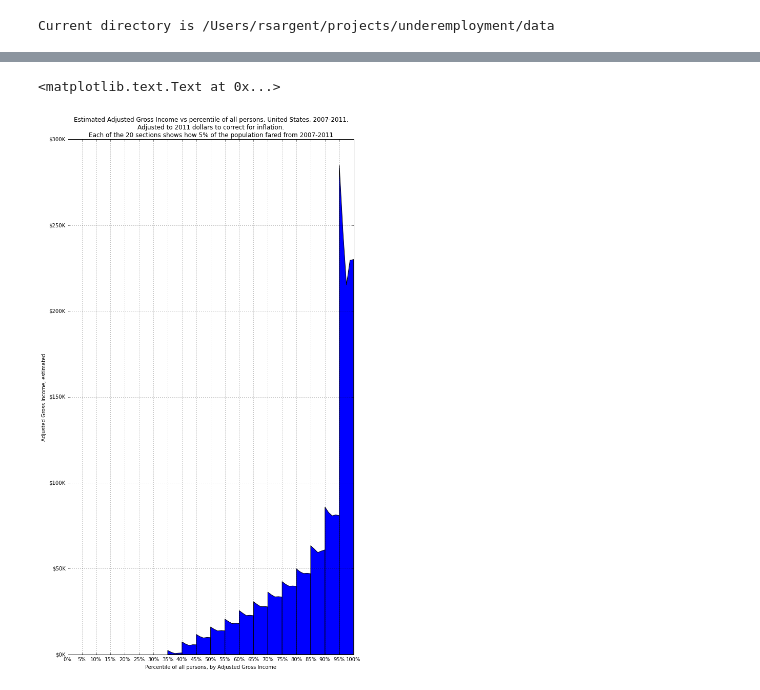
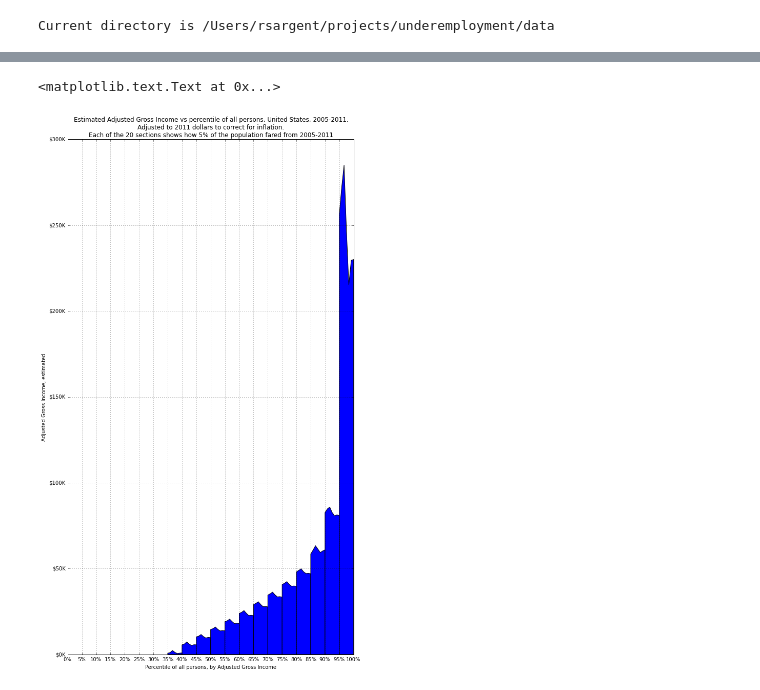
Before and after one commit to CMU-CREATE-Lab/underemployment, a Jupyter notebook: IRS Income Histogram.ipynb, the cells around one changed output, grey strips where cells are left out. Drawn from its saved outputs; the diff is of its cells as text; code cells hidden in the pictures.

Commit message:
Expanded years to 2005-2011

```diff
--- a/IRS Income Histogram.ipynb
+++ b/IRS Income Histogram.ipynb
@@ -96,19 +96,21 @@ def find_first(sheet, pattern, range=RCRange.all()):
     locations = [rc for rc in range.enumerate(sheet)  if re.match(pattern, unicode(sheet.cell_value(rc.r,rc.c)))]
     if len(locations) == 0:
         raise "In find_first, failed to find %s" % (len(locations), pattern)
-    return locations[0]
+    location = locations[0]
+    print "%s: found %s" % (location, pattern)
+    return location
 # %%
 from scipy.integrate import quad
 from scipy import interpolate
 
 def fetch_number_of_returns_vs_agi(sheet, bins, category):
     counts_header = find_first(sheet, category).down()
-    if not re.match("Number\sof\sreturns", counts_header.cell_value(sheet)):
-        raise "Couldn't find expected column"
+    #if not re.match("Number\sof\sreturns", counts_header.cell_value(sheet)):
+    #    raise "Couldn't find expected column"
     counts = RCRange(RC(bins.min.r, counts_header.c), RC(bins.max.r, counts_header.c)).cell_values(sheet)
     agis_header = counts_header.right()
-    if not re.match("Adjusted\sgross\sincome", agis_header.cell_value(sheet)):
-        raise "Couldn't find expected column"
+    #if not re.match("Adjusted\sgross\sincome", agis_header.cell_value(sheet)):
+    #    raise "Couldn't find expected column"
     agis = map(lambda x: x*1000, RCRange(RC(bins.min.r, agis_header.c), RC(bins.max.r, agis_header.c)).cell_values(sheet))
     thresholds = map(lambda x: float((["0"] + re.findall('[\d,]+', x))[-1].replace(',', '')), bins.cell_values(sheet))
     thresholds[-1] = nan
@@ -170,11 +172,18 @@ report_urls = {
 # Inflation, from CPI, http://data.bls.gov/cgi-bin/cpicalc.pl
 # TODO: use BLS API to fetch this
 dollars_2011 = {
+                 2000: 1.3063,
+                 2001: 1.2701,
+                 2002: 1.2504,
+                 2003: 1.2225,
+                 2004: 1.1908,
+                 2005: 1.1518,
+                 2006: 1.1158,
+                 2007: 1.0849,
+                 2008: 1.0448,
+                 2009: 1.0485,
+                 2010: 1.0316,
                  2011: 1,
-                 2010: 1.0316,
-                 2009: 1.0485,
-                 2008: 1.0448,
-                 2007: 1.0849
                }
 
 # From http://www.census.gov/popest/data/national/totals/2013/index.html
@@ -204,7 +213,7 @@ def compute_tax_year(year):
     yearv1 = {
               'married_joint':    fetch_number_of_returns_vs_agi(sheet, bins, 'Returns of married persons filing jointly'),
               'married_separate': fetch_number_of_returns_vs_agi(sheet, bins, 'Returns of married persons filing separately'),
-              'head_household':   fetch_number_of_returns_vs_agi(sheet, bins, 'Returns of heads of households'),
+              'head_household':   fetch_number_of_returns_vs_agi(sheet, bins, 'Returns of head(|s) of households'),
               'surviving_spouse': fetch_number_of_returns_vs_agi(sheet, bins, 'Returns of surviving spouses'),
               'single':           fetch_number_of_returns_vs_agi(sheet, bins, 'Returns of single persons')
               }
@@ -262,0 +259,6 @@ agis[2011] = compute_tax_year(2011)
+# %%
+agis = {}
+start_year = 2005
+end_year = 2011
+for year in range(start_year, end_year + 1):
+    agis[year] = compute_tax_year(year)
@@ -263,31 +283,32 @@ agis[2011] = compute_tax_year(2011)
 # %%
-# Generate a plot with 20 sparklines showing how each 5% of the population fared from 2007 to 2011
+# Generate a plot with 20 sparklines showing how each 5% of the population fared from 2005 to 2011
 
 p = subplot()
 p.xaxis.set_major_formatter(FuncFormatter(lambda x, pos: '%d%%' % x))
 p.yaxis.set_major_formatter(FuncFormatter(lambda x, pos: '$%dK' % (x / 1e3) if x < 1e6 else '$%dM' % (x / 1e6)))
 x = []
 y = []
 
 years = sort(agis.keys())
 nyears = len(years)
 npercentiles = len(agis.values()[0])
 
 for percentile in range(0, npercentiles):
     for yi in range(0, nyears):
         x.append((100.0 / npercentiles) * (percentile + float(yi) / (nyears - 1)))
         y.append(agis[years[yi]][percentile])
     x.append(NaN)
     y.append(NaN)
 #p.plot(x, y)
 p.fill_between(x, 0, y)
 p.set_xticks(range(0, 101, 5))
 p.grid()
-title("Estimated Adjusted Gross Income vs percentile of all persons, United States, 2007-2011.\n" +
-      "Adjusted to 2011 dollars to correct for inflation.\n" +
-      "Each of the 20 sections shows how 5% of the population fared from 2007-2011")
+title(("Estimated Adjusted Gross Income vs percentile of all persons, United States, %d-%d.\n" +
+       "Adjusted to 2011 dollars to correct for inflation.\n" +
+       "Each of the 20 sections shows how 5%% of the population fared from %d-%d") %
+      (start_year, end_year, start_year, end_year))
 ylabel('Adjusted Gross Income, estimated')
 xlabel('Percentile of all persons, by Adjusted Gross Income')
 # %% [output]
 <matplotlib.text.Text at 0x...>
-[figure, old version]
+[figure, new version]
```
Also changed, not shown: parts of 4 cells of this notebook.
